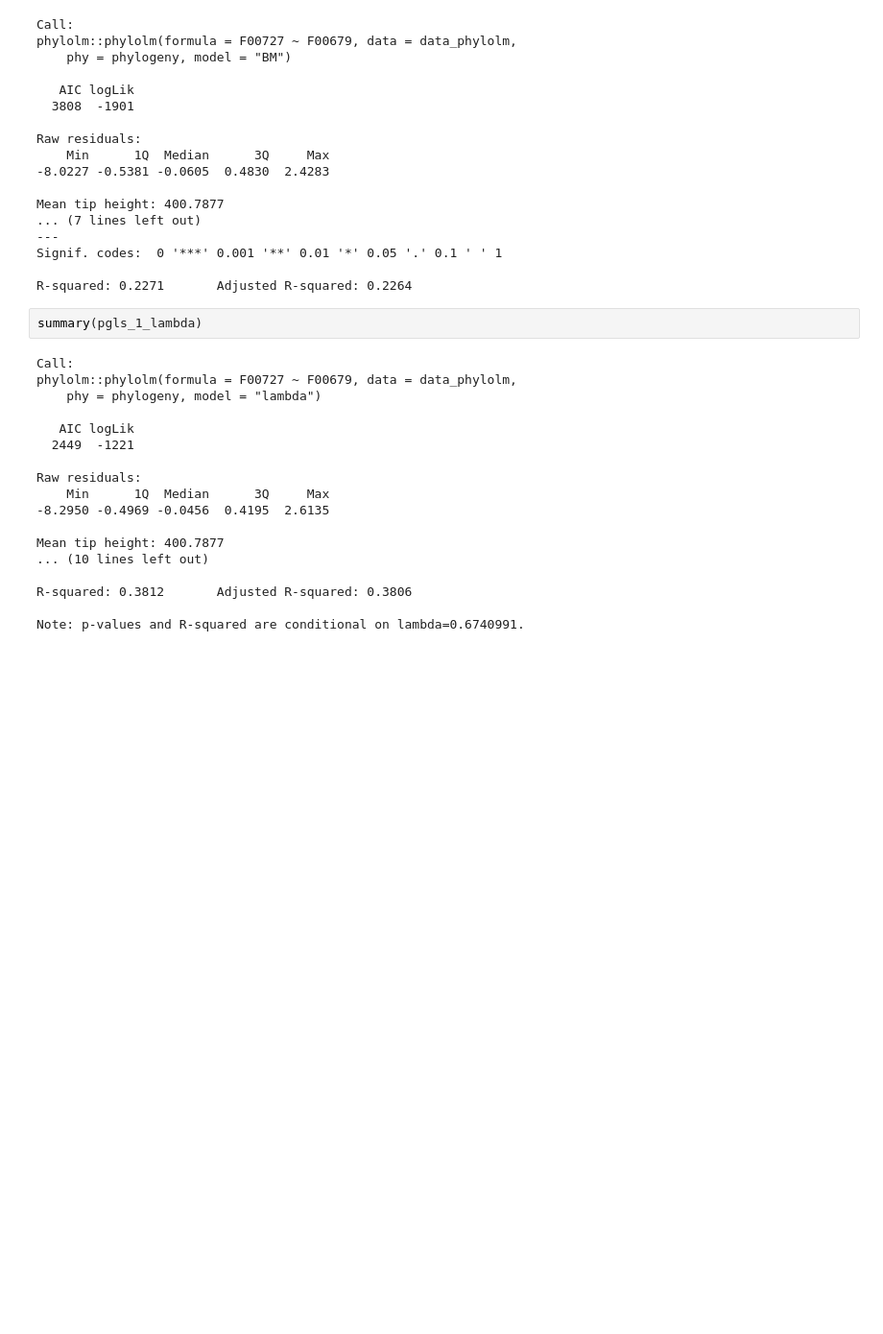
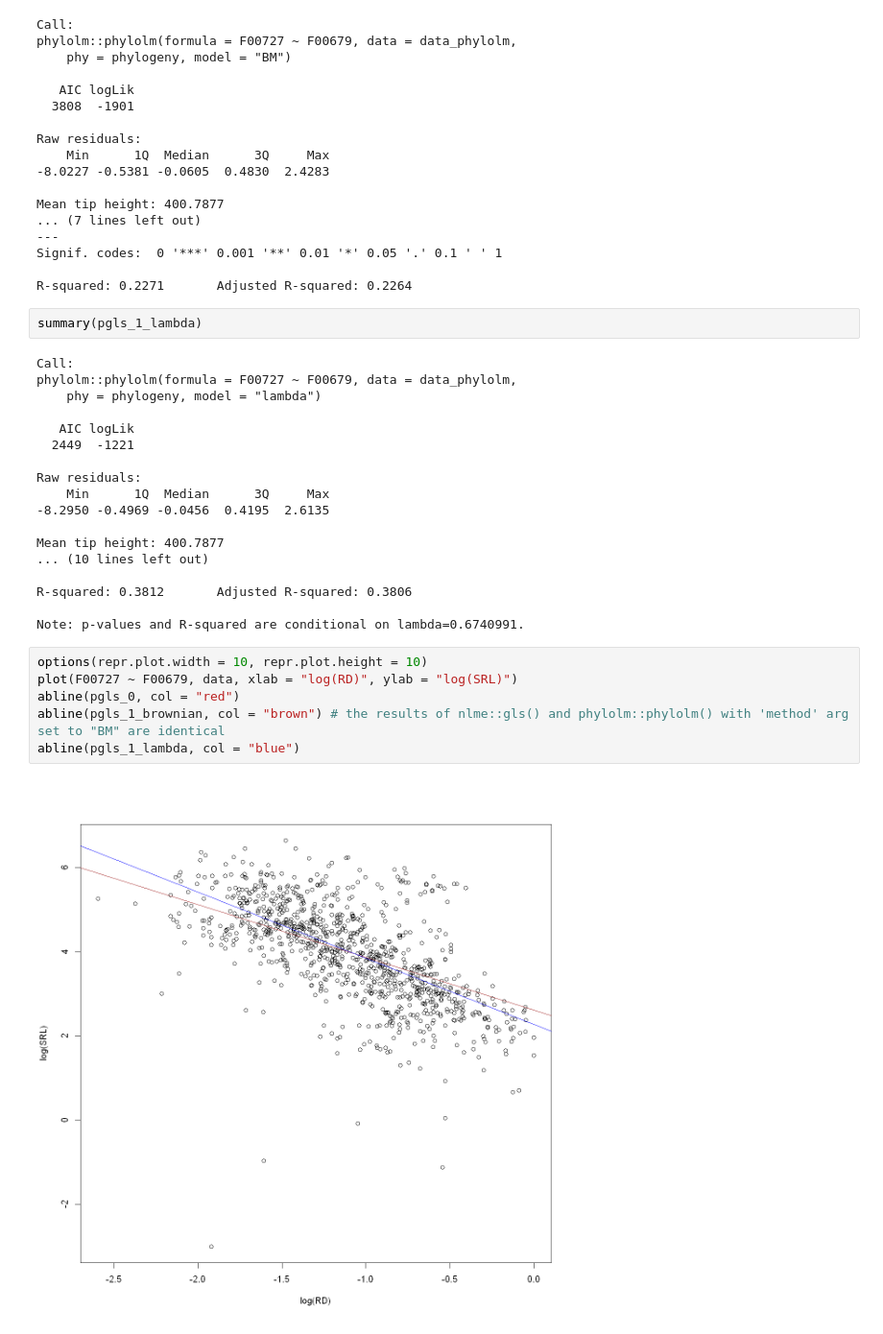
Before and after one commit to anoban/wsu, a Jupyter notebook: R/notebooks/MR-PMM.ipynb, the cells around one changed output. Shown at 96% size. Drawn from its saved outputs; the diff is of its cells as text; blank space fills up the shorter version.

```diff
--- a/R/notebooks/MR-PMM.ipynb
+++ b/R/notebooks/MR-PMM.ipynb
@@ -189,3 +189,11 @@ Mean tip height: 400.7877
 R-squared: 0.3812       Adjusted R-squared: 0.3806
 
 Note: p-values and R-squared are conditional on lambda=0.6740991.
+# %%
+options(repr.plot.width = 10, repr.plot.height = 10)
+plot(F00727 ~ F00679, data, xlab = "log(RD)", ylab = "log(SRL)")
+abline(pgls_0, col = "red")
+abline(pgls_1_brownian, col = "brown") # the results of nlme::gls() and phylolm::phylolm() with 'method' arg set to "BM" are identical
+abline(pgls_1_lambda, col = "blue")
+# %% [output]
+[figure, added]
```
Also changed, not shown: parts of 1 cell of this notebook, 1 other file.
